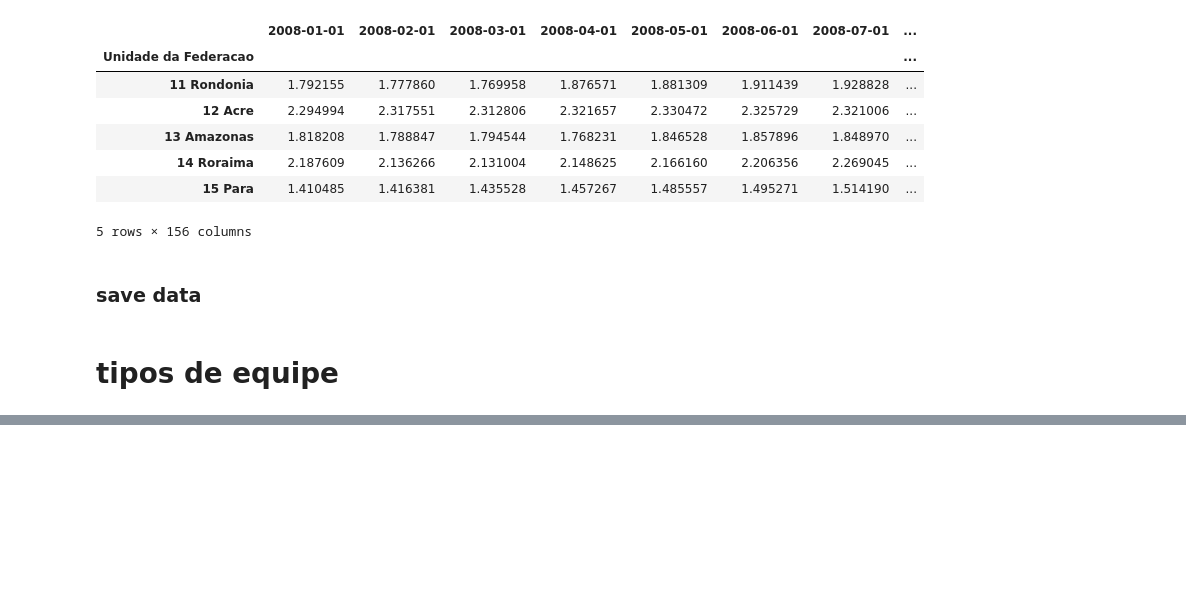
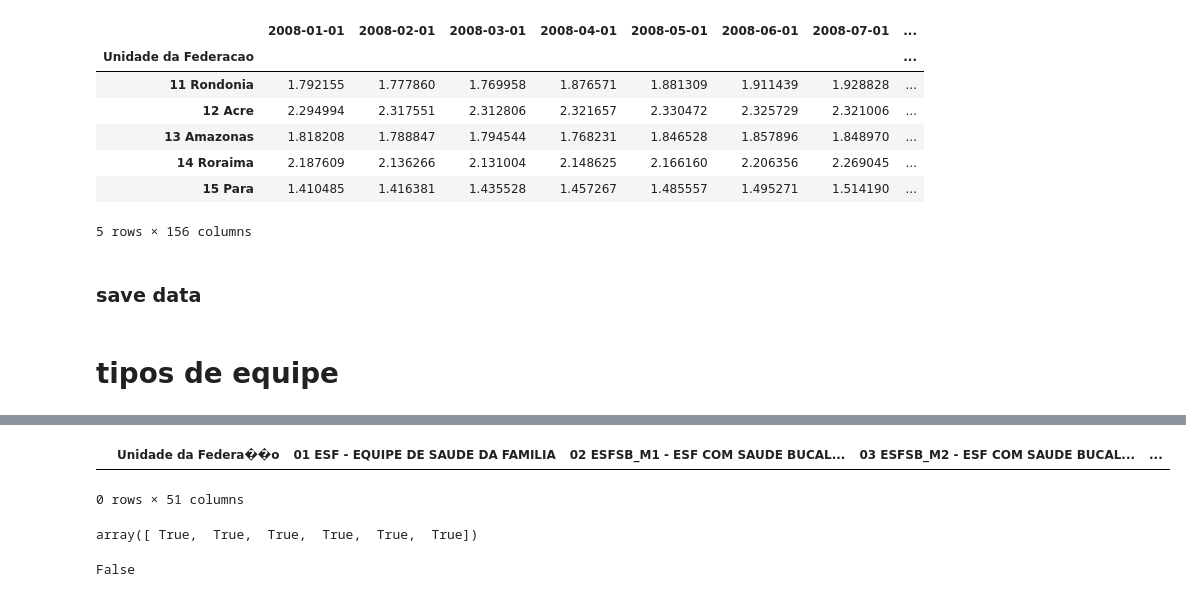
Before and after one commit to luizamfsantos/Brazil-Healthcare-Workforce-Analysis, a Jupyter notebook: Codigo/src/Preprocessamento de Dados/data_cleaning.ipynb, the cells around one changed output, grey strips where cells are left out. Cells and saved outputs as stored; diff of their text form; code cells hidden in the pictures; blank space fills up the shorter version.

```diff
--- a/Codigo/src/Preprocessamento de Dados/data_cleaning.ipynb
+++ b/Codigo/src/Preprocessamento de Dados/data_cleaning.ipynb
@@ -248,0 +263,3 @@ density.head()
+# %%
+path_2018_01 = '../../../Dados/Raw/Equipes_Saude/separados_por_tipo_equipe/2018/2018-01.csv'
+df_2018_01 = pd.read_csv(path_2018_01, delimiter=';', encoding='utf-8')
@@ -248,0 +288,14 @@ density.head()
+# %%
+df_columns = df_2018_01[:0].copy()
+df_columns
+# %% [output]
+|  | Unidade da Federa��o | 01 ESF - EQUIPE DE SAUDE DA FAMILIA | 02 ESFSB_M1 - ESF COM SAUDE BUCAL... | 03 ESFSB_M2 - ESF COM SAUDE BUCAL... | ... |
+0 rows × 51 columns
+# %%
+(df_2018_01.columns[:6]) == (df_2008_01.columns[:6])
+# %% [output]
+array([ True,  True,  True,  True,  True,  True])
+# %%
+len(df_2015_06.columns) == len(df_2008_12.columns)
+# %% [output]
+False
```
Also changed, not shown: parts of 8 cells of this notebook, 1 other file.
